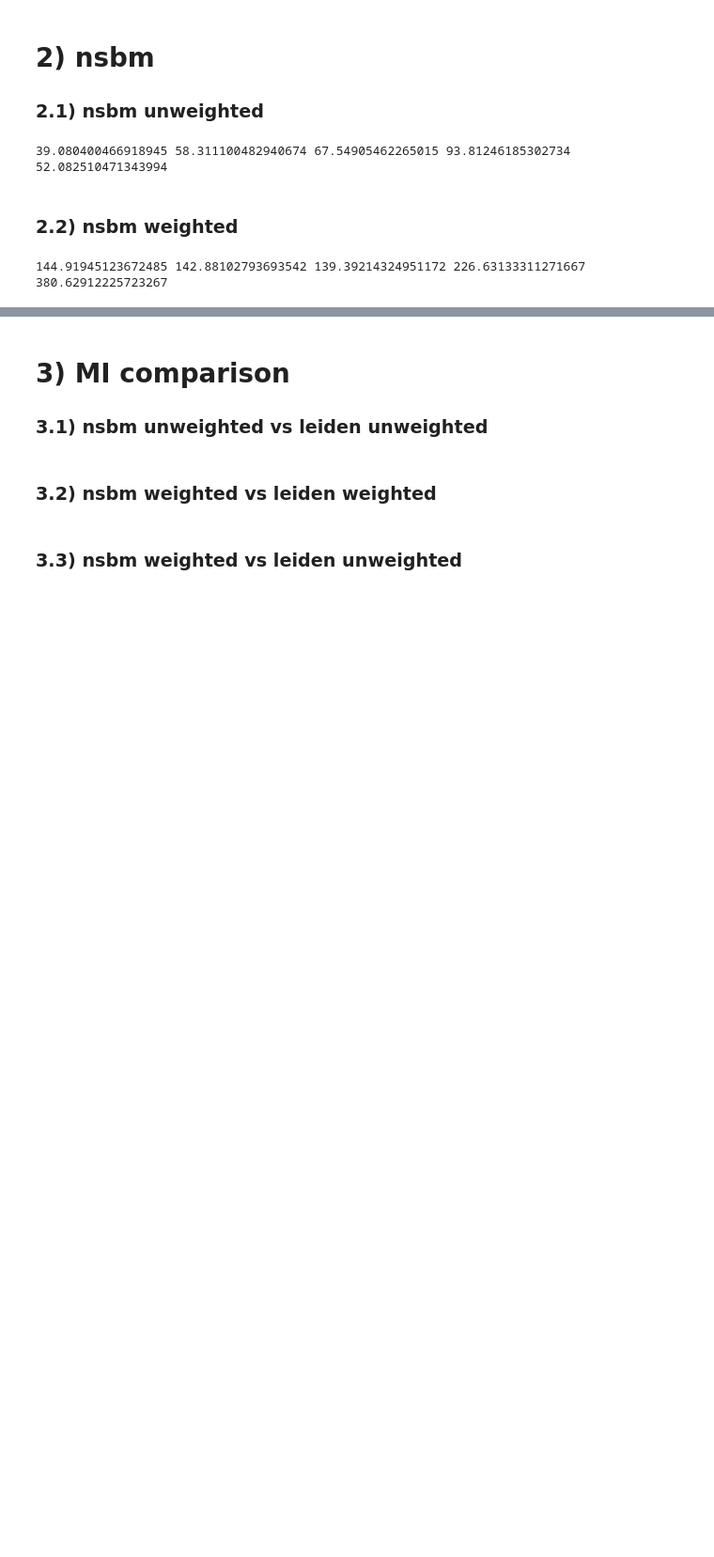
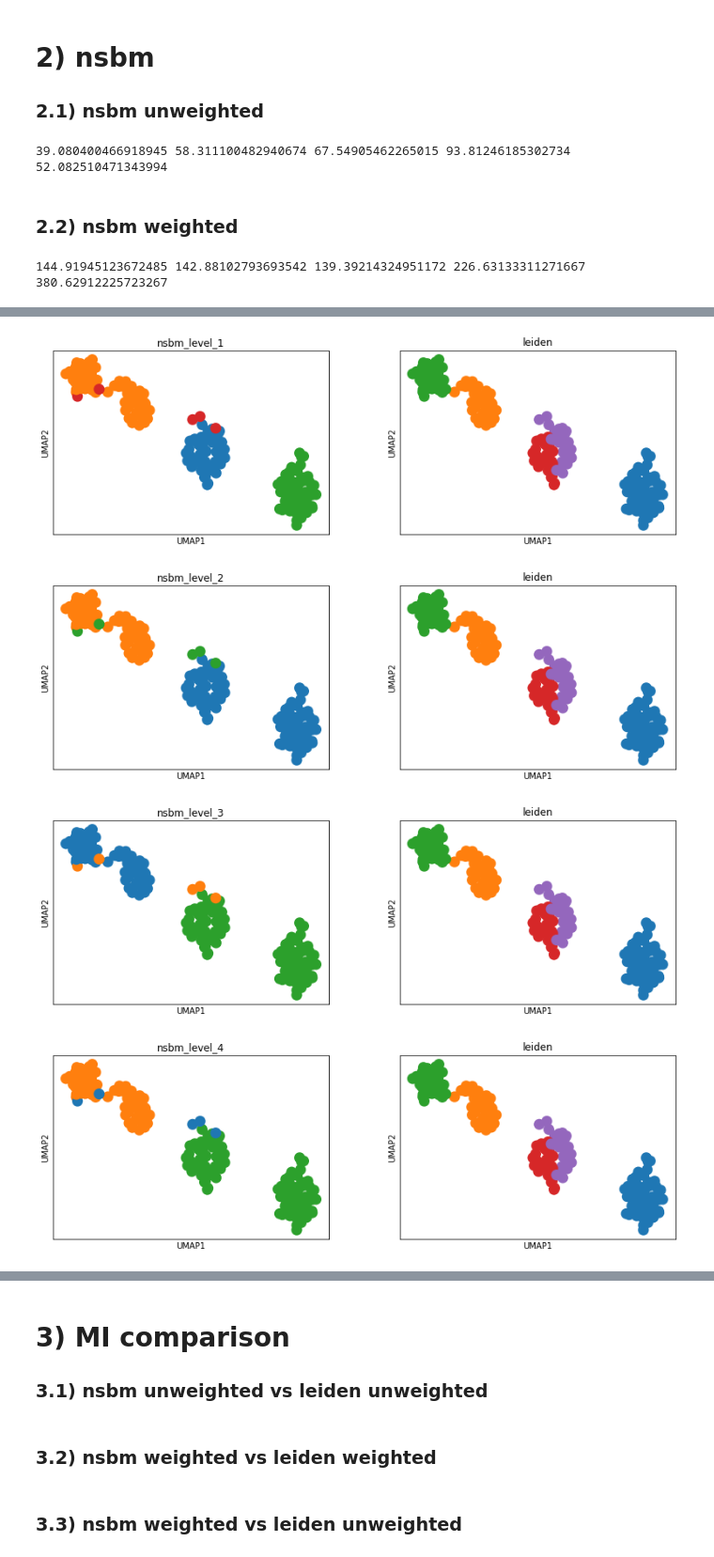
Before and after one commit to dawe/scanpy, a Jupyter notebook: nsbm_test/dropseq_mi_leiden_vs_nsbm.ipynb, the cells around one changed output, grey strips where cells are left out. Shown at 94% size. Saved outputs shown, nothing was run; the diff lists cells and outputs as text; code cells hidden in the pictures; blank space fills up the shorter version.

```diff
--- a/nsbm_test/dropseq_mi_leiden_vs_nsbm.ipynb
+++ b/nsbm_test/dropseq_mi_leiden_vs_nsbm.ipynb
@@ -228,8 +230,8 @@ adata100.write('mi_dropseq/adata_100_weighted.h5ad')
 # %% [output]
 144.91945123672485 142.88102793693542 139.39214324951172 226.63133311271667 380.62912225723267
 # %%
-unw_adata5=sc.read('mi_10x/adata_5_weighted.h5ad')
-unw_adata10=sc.read('mi_10x/adata_10_weighted.h5ad')
-unw_adata20=sc.read('mi_10x/adata_20_weighted.h5ad')
-unw_adata50=sc.read('mi_10x/adata_50_weighted.h5ad')
-unw_adata100=sc.read('mi_10x/adata_100_weighted.h5ad')
+w_adata5=sc.read('mi_dropseq/adata_5_weighted.h5ad')
+w_adata10=sc.read('mi_dropseq/adata_10_weighted.h5ad')
+w_adata20=sc.read('mi_dropseq/adata_20_weighted.h5ad')
+w_adata50=sc.read('mi_dropseq/adata_50_weighted.h5ad')
+w_adata100=sc.read('mi_dropseq/adata_100_weighted.h5ad')
@@ -235,0 +241,12 @@ unw_adata100=sc.read('mi_10x/adata_100_weighted.h5ad')
+# %%
+sc.tl.umap(unw_adata5)
+sc.tl.leiden(unw_adata5)
+sc.pl.umap(unw_adata5, color=["nsbm_level_1", 'leiden'], legend_loc='on_data')
+sc.pl.umap(unw_adata5, color=["nsbm_level_2", 'leiden'], legend_loc='on_data')
+sc.pl.umap(unw_adata5, color=["nsbm_level_3", 'leiden'], legend_loc='on_data')
+sc.pl.umap(unw_adata5, color=["nsbm_level_4", 'leiden'], legend_loc='on_data')
+# %% [output]
+[figure, added]
+[figure, added]
+[figure, added]
+[figure, added]
```
Also changed, not shown: parts of 12 cells of this notebook, 9 other files.
